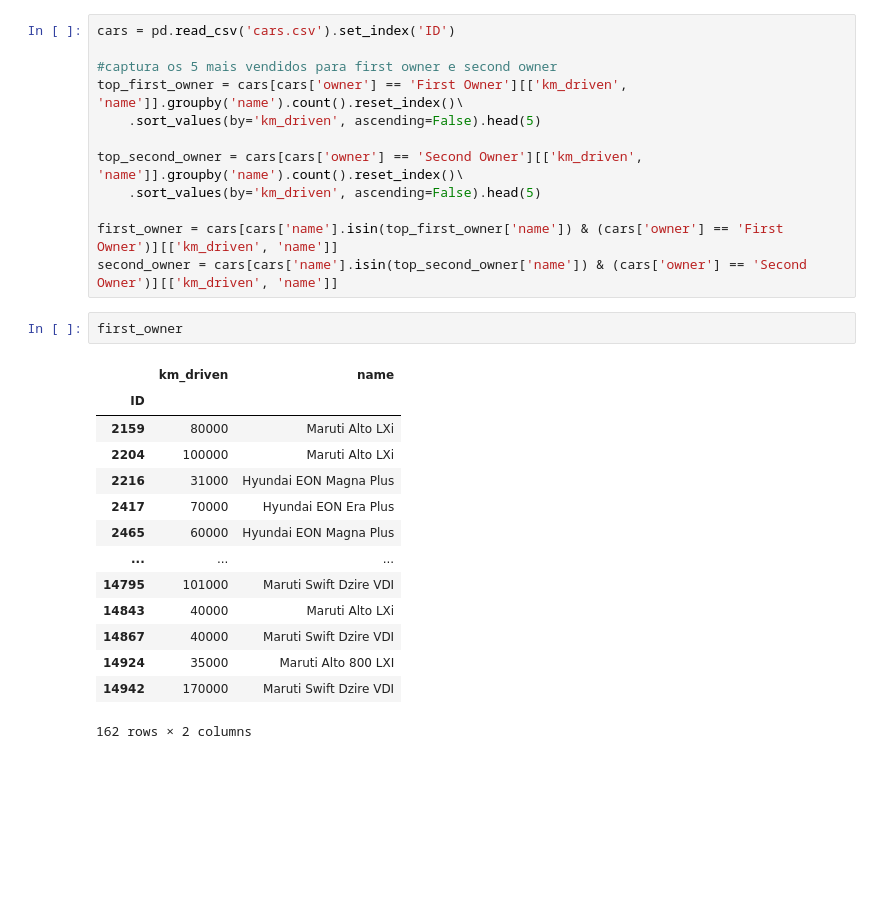
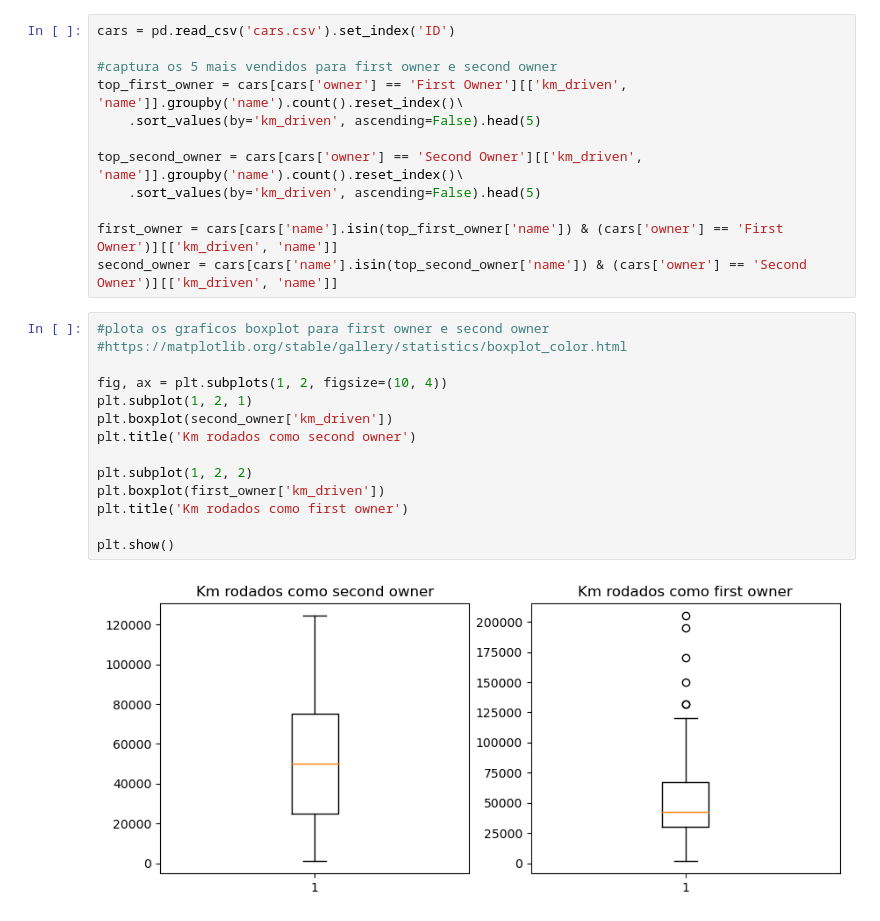
Before and after one commit to cristianomm/PUCRS, a Jupyter notebook: 98H04-06 - Programação Orientada a Dados/TI2/TI2-CristianoMMartins.ipynb, the cells around one changed output. Saved outputs shown, nothing was run; the diff lists cells and outputs as text; blank space fills up the shorter version.

```diff
--- a/98H04-06 - Programação Orientada a Dados/TI2/TI2-CristianoMMartins.ipynb
+++ b/98H04-06 - Programação Orientada a Dados/TI2/TI2-CristianoMMartins.ipynb
@@ -329,20 +329,19 @@ top_second_owner = cars[cars['owner'] == 'Second Owner'][['km_driven', 'name']].
 
 first_owner = cars[cars['name'].isin(top_first_owner['name']) & (cars['owner'] == 'First Owner')][['km_driven', 'name']]
 second_owner = cars[cars['name'].isin(top_second_owner['name']) & (cars['owner'] == 'Second Owner')][['km_driven', 'name']]
-# %%
-first_owner
-# %% [output]
-|  | km_driven | name |
-| ID |  |  |
-| 2159 | 80000 | Maruti Alto LXi |
-| 2204 | 100000 | Maruti Alto LXi |
-| 2216 | 31000 | Hyundai EON Magna Plus |
-| 2417 | 70000 | Hyundai EON Era Plus |
-| 2465 | 60000 | Hyundai EON Magna Plus |
-| ... | ... | ... |
-| 14795 | 101000 | Maruti Swift Dzire VDI |
-| 14843 | 40000 | Maruti Alto LXi |
-| 14867 | 40000 | Maruti Swift Dzire VDI |
-| 14924 | 35000 | Maruti Alto 800 LXI |
-| 14942 | 170000 | Maruti Swift Dzire VDI |
-162 rows × 2 columns
+# %%
+#plota os graficos boxplot para first owner e second owner
+#https://matplotlib.org/stable/gallery/statistics/boxplot_color.html
+
+fig, ax = plt.subplots(1, 2, figsize=(10, 4))
+plt.subplot(1, 2, 1)
+plt.boxplot(second_owner['km_driven'])
+plt.title('Km rodados como second owner')
+
+plt.subplot(1, 2, 2)
+plt.boxplot(first_owner['km_driven'])
+plt.title('Km rodados como first owner')
+
+plt.show()
+# %% [output]
+[figure, added]
```
